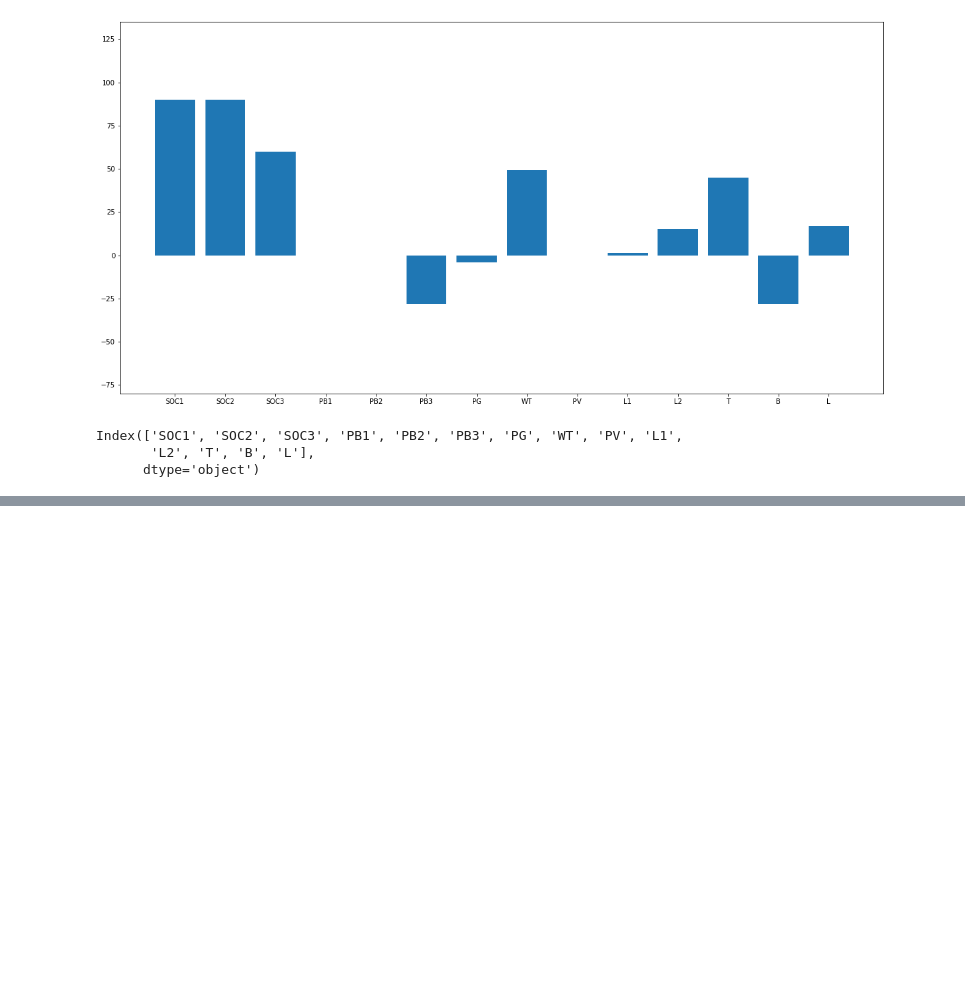
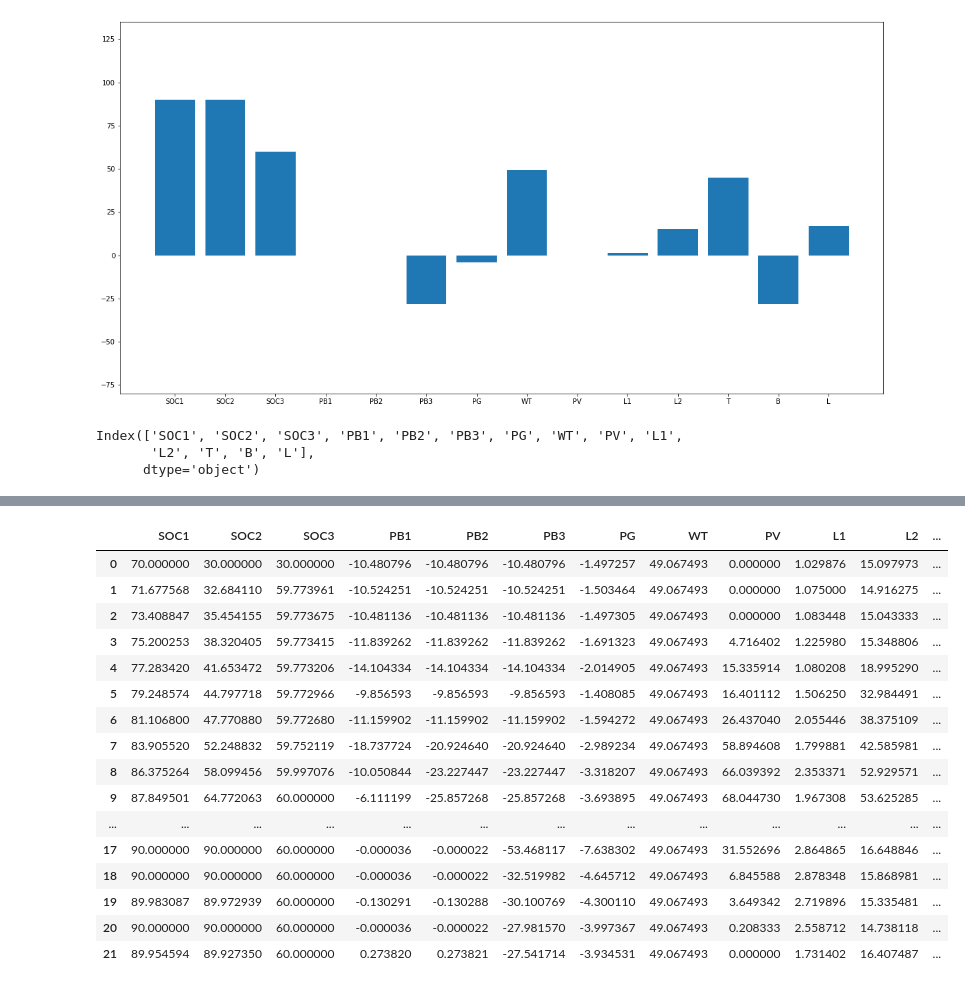
Before and after one commit to theodorhusefest/microgrid-mpc, a Jupyter notebook: src/vis_test.ipynb, the cells around one changed output, grey strips where cells are left out. Cells and saved outputs as stored; diff of their text form; code cells hidden in the pictures; blank space fills up the shorter version.

```diff
--- a/src/vis_test.ipynb
+++ b/src/vis_test.ipynb
@@ -98,0 +121,20 @@ KeyError: 'name'
+# %%
+animate_df
+# %% [output]
+|  | SOC1 | SOC2 | SOC3 | PB1 | PB2 | PB3 | PG | WT | PV | L1 | L2 | ... |
+| 0 | 70.000000 | 30.000000 | 30.000000 | -10.480796 | -10.480796 | -10.480796 | -1.497257 | 49.067493 | 0.000000 | 1.029876 | 15.097973 | ... |
+| 1 | 71.677568 | 32.684110 | 59.773961 | -10.524251 | -10.524251 | -10.524251 | -1.503464 | 49.067493 | 0.000000 | 1.075000 | 14.916275 | ... |
+| 2 | 73.408847 | 35.454155 | 59.773675 | -10.481136 | -10.481136 | -10.481136 | -1.497305 | 49.067493 | 0.000000 | 1.083448 | 15.043333 | ... |
+| 3 | 75.200253 | 38.320405 | 59.773415 | -11.839262 | -11.839262 | -11.839262 | -1.691323 | 49.067493 | 4.716402 | 1.225980 | 15.348806 | ... |
+| 4 | 77.283420 | 41.653472 | 59.773206 | -14.104334 | -14.104334 | -14.104334 | -2.014905 | 49.067493 | 15.335914 | 1.080208 | 18.995290 | ... |
+| 5 | 79.248574 | 44.797718 | 59.772966 | -9.856593 | -9.856593 | -9.856593 | -1.408085 | 49.067493 | 16.401112 | 1.506250 | 32.984491 | ... |
+| 6 | 81.106800 | 47.770880 | 59.772680 | -11.159902 | -11.159902 | -11.159902 | -1.594272 | 49.067493 | 26.437040 | 2.055446 | 38.375109 | ... |
+| 7 | 83.905520 | 52.248832 | 59.752119 | -18.737724 | -20.924640 | -20.924640 | -2.989234 | 49.067493 | 58.894608 | 1.799881 | 42.585981 | ... |
+| 8 | 86.375264 | 58.099456 | 59.997076 | -10.050844 | -23.227447 | -23.227447 | -3.318207 | 49.067493 | 66.039392 | 2.353371 | 52.929571 | ... |
+| 9 | 87.849501 | 64.772063 | 60.000000 | -6.111199 | -25.857268 | -25.857268 | -3.693895 | 49.067493 | 68.044730 | 1.967308 | 53.625285 | ... |
+| ... | ... | ... | ... | ... | ... | ... | ... | ... | ... | ... | ... | ... |
+| 17 | 90.000000 | 90.000000 | 60.000000 | -0.000036 | -0.000022 | -53.468117 | -7.638302 | 49.067493 | 31.552696 | 2.864865 | 16.648846 | ... |
+| 18 | 90.000000 | 90.000000 | 60.000000 | -0.000036 | -0.000022 | -32.519982 | -4.645712 | 49.067493 | 6.845588 | 2.878348 | 15.868981 | ... |
+| 19 | 89.983087 | 89.972939 | 60.000000 | -0.130291 | -0.130288 | -30.100769 | -4.300110 | 49.067493 | 3.649342 | 2.719896 | 15.335481 | ... |
+| 20 | 90.000000 | 90.000000 | 60.000000 | -0.000036 | -0.000022 | -27.981570 | -3.997367 | 49.067493 | 0.208333 | 2.558712 | 14.738118 | ... |
+| 21 | 89.954594 | 89.927350 | 60.000000 | 0.273820 | 0.273821 | -27.541714 | -3.934531 | 49.067493 | 0.000000 | 1.731402 | 16.407487 | ... |
```
Also changed, not shown: parts of 4 cells of this notebook, 1 other file.
